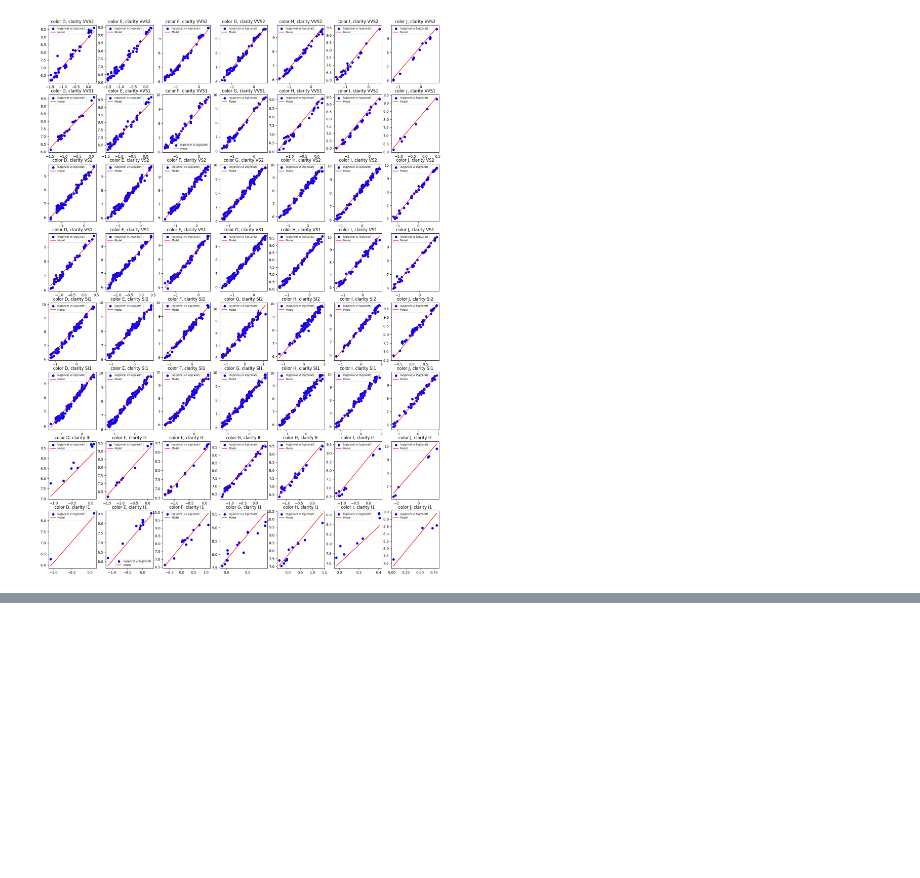
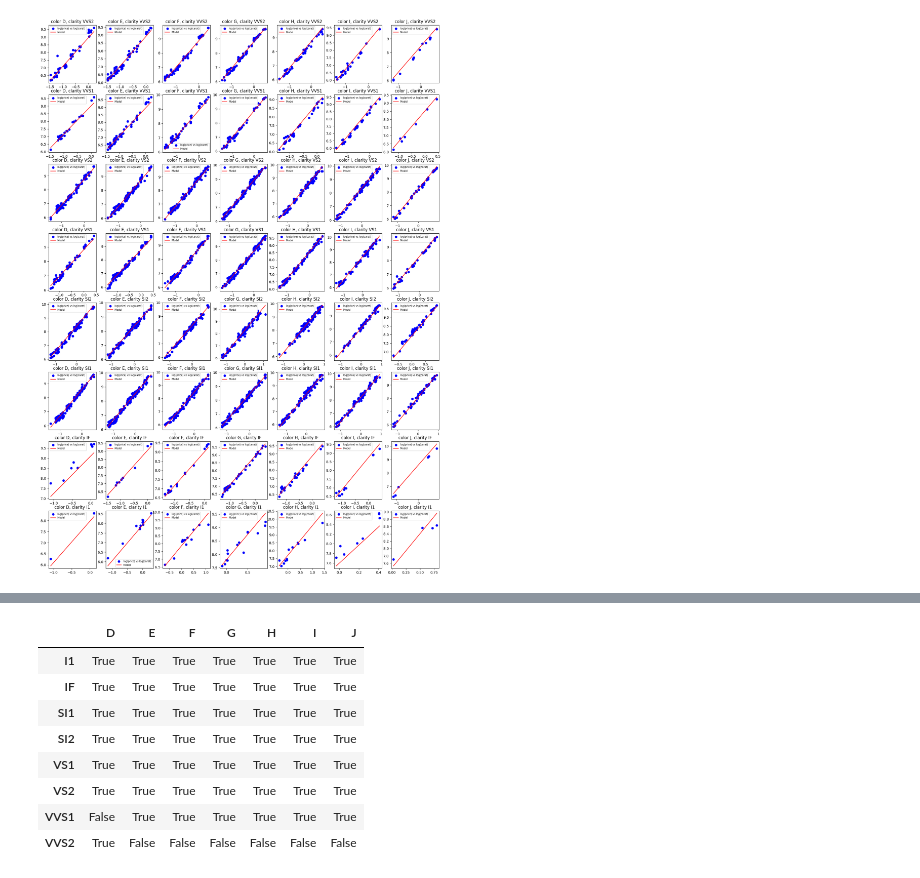
Before and after one commit to matiasleoni/diamonds-assignment, a Jupyter notebook: challenge2/main.ipynb, the cells around one changed output, grey strips where cells are left out. Cells and saved outputs as stored; diff of their text form; code cells hidden in the pictures; blank space fills up the shorter version.

```diff
--- a/challenge2/main.ipynb
+++ b/challenge2/main.ipynb
@@ -195,0 +250,12 @@ array(['J', 'I', 'H', 'G', 'F', 'E', 'D'], dtype='<U1')
+# %%
+R2s > 0.9
+# %% [output]
+|  | D | E | F | G | H | I | J |
+| I1 | True | True | True | True | True | True | True |
+| IF | True | True | True | True | True | True | True |
+| SI1 | True | True | True | True | True | True | True |
+| SI2 | True | True | True | True | True | True | True |
+| VS1 | True | True | True | True | True | True | True |
+| VS2 | True | True | True | True | True | True | True |
+| VVS1 | False | True | True | True | True | True | True |
+| VVS2 | True | False | False | False | False | False | False |
```
Also changed, not shown: parts of 18 cells of this notebook, 2 other files.
